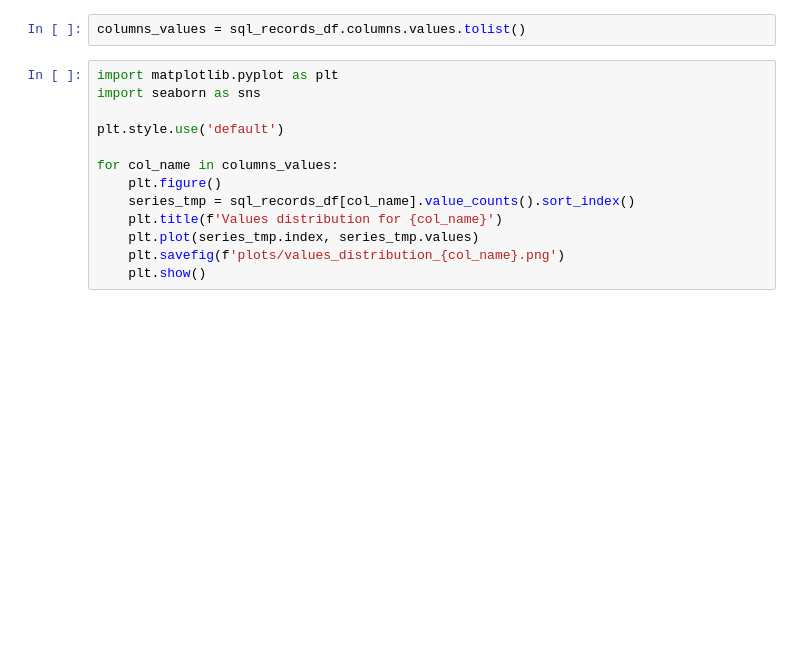
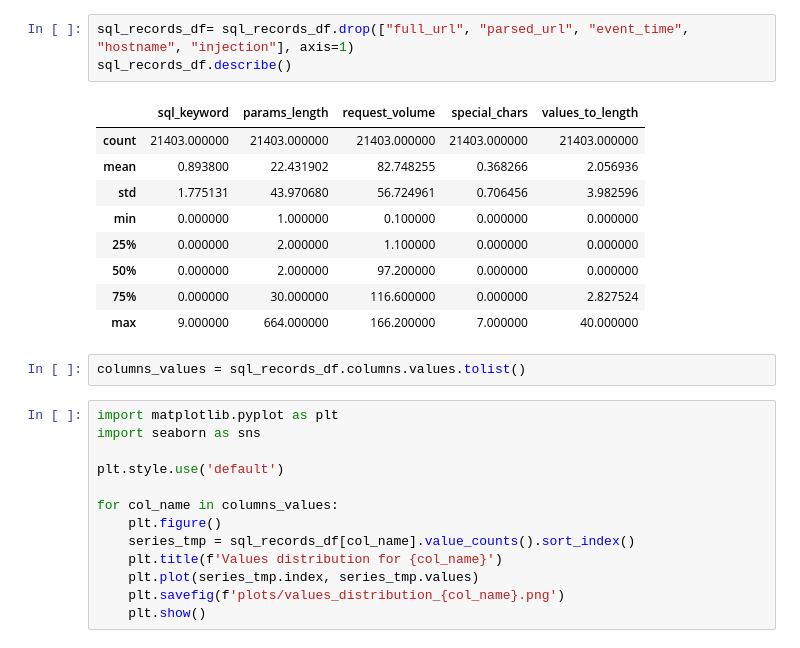
Before and after one commit to JarekSmardzewski/ADAC_SQLi_ml, a Jupyter notebook: code/data_analysis.ipynb, the cells around one changed output. Saved outputs shown, nothing was run; the diff lists cells and outputs as text; blank space fills up the shorter version.

```diff
--- a/code/data_analysis.ipynb
+++ b/code/data_analysis.ipynb
@@ -34,4 +24,17 @@ value_to_length    0
 dtype: int64
+# %%
+sql_records_df= sql_records_df.drop(["full_url", "parsed_url", "event_time", "hostname", "injection"], axis=1)
+sql_records_df.describe()
+# %% [output]
+|  | sql_keyword | params_length | request_volume | special_chars | values_to_length |
+| count | 21403.000000 | 21403.000000 | 21403.000000 | 21403.000000 | 21403.000000 |
+| mean | 0.893800 | 22.431902 | 82.748255 | 0.368266 | 2.056936 |
+| std | 1.775131 | 43.970680 | 56.724961 | 0.706456 | 3.982596 |
+| min | 0.000000 | 1.000000 | 0.100000 | 0.000000 | 0.000000 |
+| 25% | 0.000000 | 2.000000 | 1.100000 | 0.000000 | 0.000000 |
+| 50% | 0.000000 | 2.000000 | 97.200000 | 0.000000 | 0.000000 |
+| 75% | 0.000000 | 30.000000 | 116.600000 | 0.000000 | 2.827524 |
+| max | 9.000000 | 664.000000 | 166.200000 | 7.000000 | 40.000000 |
 # %%
 columns_values = sql_records_df.columns.values.tolist()
 # %%
```
Also changed, not shown: parts of 8 cells of this notebook, 16 other files.
